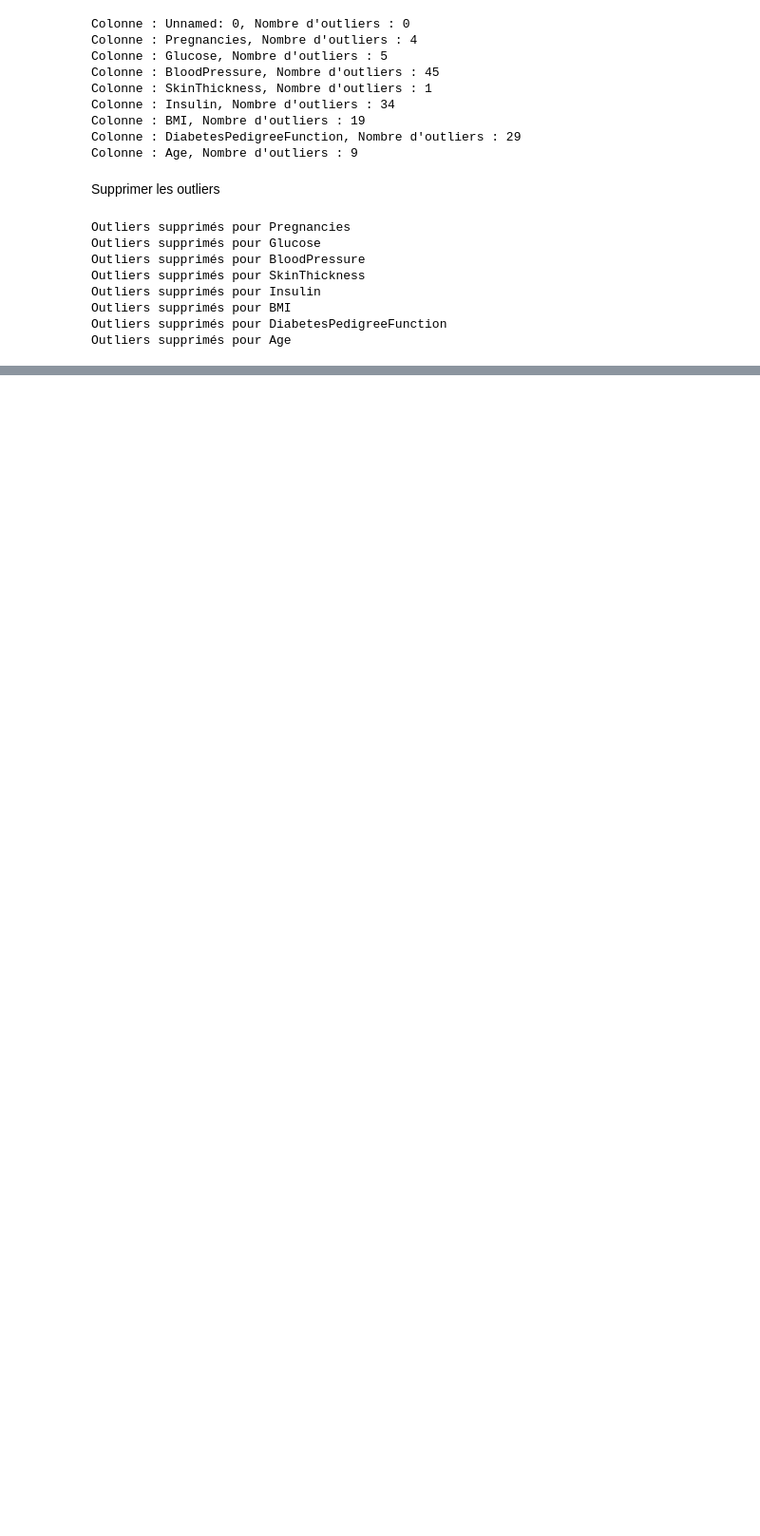
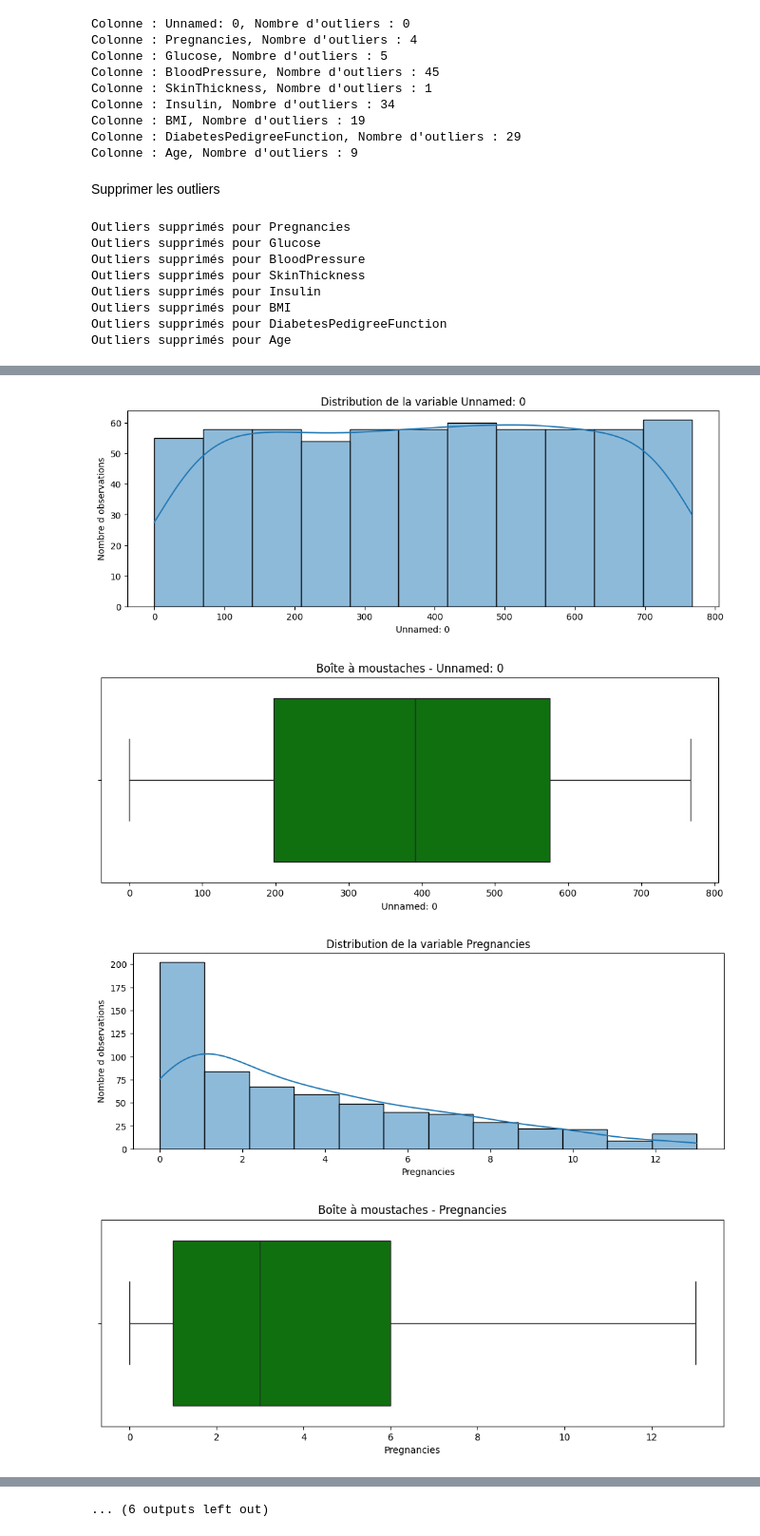
Before and after one commit to RaihanaAm/Analyse-de-Diab-te, a Jupyter notebook: Main.ipynb, the cells around one changed output, grey strips where cells are left out. Shown at 95% size. Saved outputs shown, nothing was run; the diff lists cells and outputs as text; code cells hidden in the pictures; blank space fills up the shorter version.

```diff
--- a/Main.ipynb
+++ b/Main.ipynb
@@ -212,0 +216,18 @@ Outliers supprimés pour Age
+# %%
+#Histogrammes, boxplots(seaborn, matplotlib)
+for data in df:
+    plt.figure(figsize=(12, 4))
+    #trace un histogramme
+    sns.histplot(df[data], kde=True)
+    plt.title(f'Distribution de la variable {data}')
+    plt.xlabel(data)
+    plt.ylabel('Nombre d observations')
+    #trace Boxplots
+    plt.figure(figsize=(12, 4))
+    sns.boxplot(x=df[data], color='green')
+    plt.title(f'Boîte à moustaches - {data}')
+# %% [output]
+[figure, added]
+[figure, added]
+[figure, added]
+[figure, added]
@@ -212,0 +242 @@ Outliers supprimés pour Age
+... (6 outputs left out)
```
Also changed, not shown: parts of 11 cells of this notebook.
